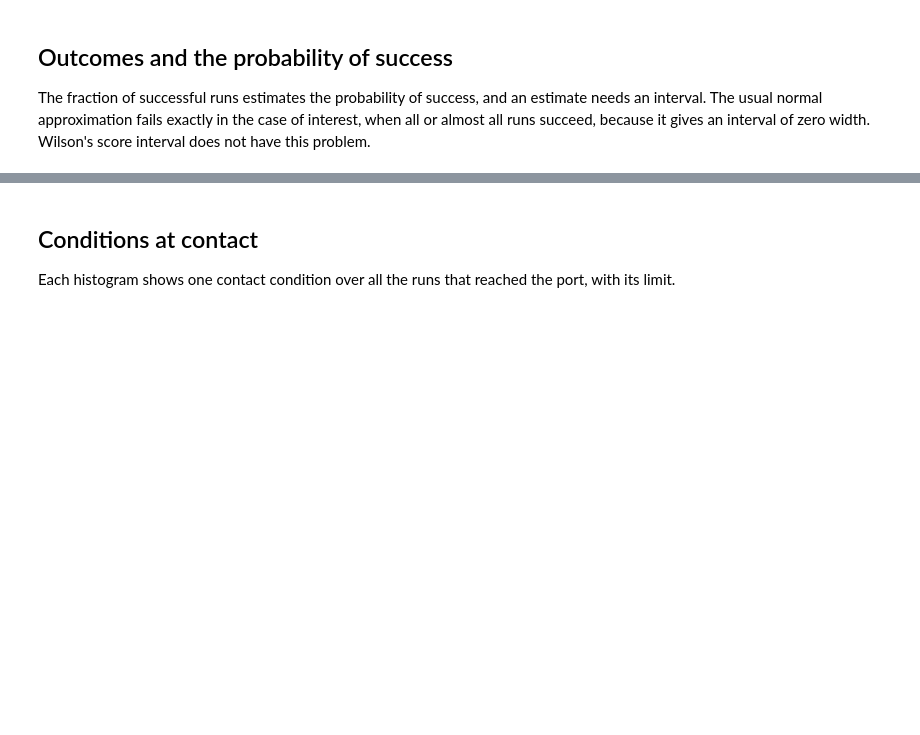
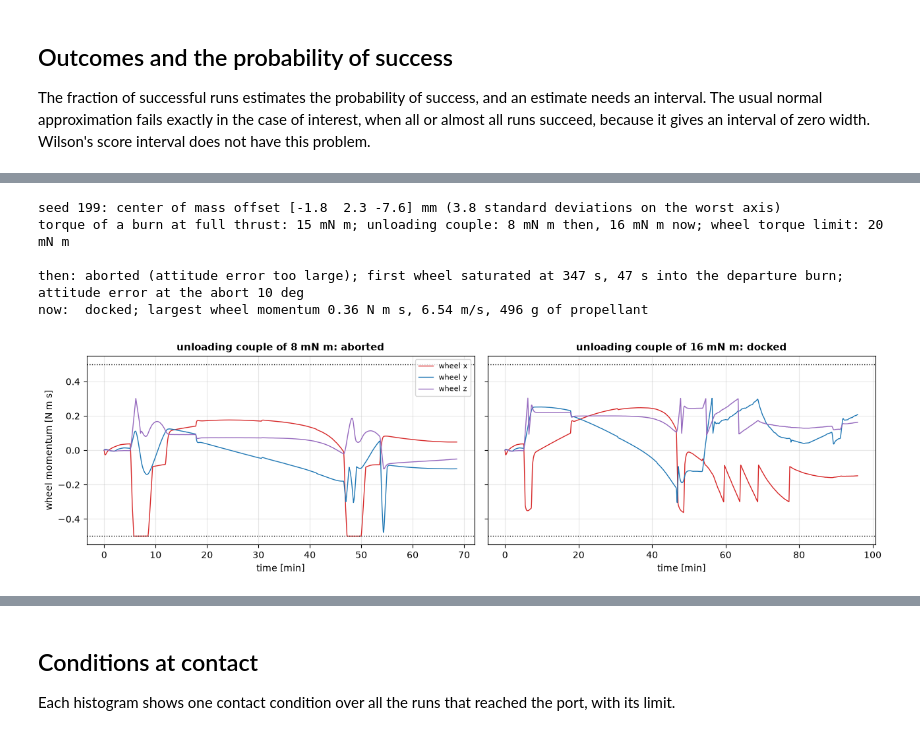
Before and after one commit to giovannifacchinetti99/ios-mission-planner, a Jupyter notebook: examples/17_monte_carlo_docking/monte_carlo_docking.ipynb, the cells around one changed output, grey strips where cells are left out. Saved outputs shown, nothing was run; the diff lists cells and outputs as text; code cells hidden in the pictures; blank space fills up the shorter version.

Commit message:
size wheel momentum unloading and cancel its torque with the wheels

```diff
--- a/examples/17_monte_carlo_docking/monte_carlo_docking.ipynb
+++ b/examples/17_monte_carlo_docking/monte_carlo_docking.ipynb
@@ -187,0 +140,50 @@ The failure is not bad luck to be averaged away. It reveals a rule that the desi
+# %%
+from ios_mission_planner.gnc.mission_manager import Phase
+from ios_mission_planner.sim.monte_carlo import sample_config
+
+EARLIER_TORQUE = 0.008      # unloading couple of the first version of the design [N m]
+failed_seed = 199
+
+
+def fly(unloading_torque):
+    config = sample_config(base, dispersions, failed_seed)
+    config.deputy.wheels.desaturation_torque = unloading_torque
+    return config, simulate(config)
+
+
+config, earlier = fly(EARLIER_TORQUE)
+_, present = fly(base.deputy.wheels.desaturation_torque)
+wheels, thrusters = config.deputy.wheels, config.deputy.thrusters
+offset = thrusters.center_of_mass_offset
+
+print(f"seed {failed_seed}: center of mass offset {np.round(offset * 1e3, 1)} mm "
+      f"({np.abs(offset).max() / dispersions.center_of_mass_offset:.1f} standard deviations on the worst axis)")
+print(f"torque of a burn at full thrust: {thrusters.max_force * np.abs(offset).max() * 1e3:.0f} mN m; "
+      f"unloading couple: {EARLIER_TORQUE * 1e3:.0f} mN m then, "
+      f"{base.deputy.wheels.desaturation_torque * 1e3:.0f} mN m now; wheel torque limit: {wheels.max_torque * 1e3:.0f} mN m")
+
+fig, axes = plt.subplots(1, 2, figsize=(13, 3.8), sharey=True)
+cases = ((axes[0], earlier, f"unloading couple of {EARLIER_TORQUE * 1e3:.0f} mN m"),
+         (axes[1], present, f"unloading couple of {base.deputy.wheels.desaturation_torque * 1e3:.0f} mN m"))
+for ax, run, name in cases:
+    for index, (axis_name, color) in enumerate((("x", COL_NUM), ("y", COL_ANA), ("z", COL_ZONE))):
+        ax.plot(run.t / 60, run.wheel_momentum[:, index], color=color, lw=1.0, label=f"wheel {axis_name}")
+    ax.axhline(wheels.max_momentum, color="k", ls=":", lw=1); ax.axhline(-wheels.max_momentum, color="k", ls=":", lw=1)
+    ax.set_xlabel("time [min]"); ax.set_title(f"{name}: {run.outcome}")
+axes[0].set_ylabel("wheel momentum [N m s]"); axes[0].legend(fontsize=8)
+fig.tight_layout()
+
+saturated = np.abs(earlier.wheel_momentum).max(axis=1) >= 0.999 * wheels.max_momentum
+abort = np.argmax(earlier.phase == Phase.ABORT)
+print(f"\nthen: {earlier.outcome} ({earlier.abort_reason}); first wheel saturated at {earlier.t[np.argmax(saturated)]:.0f} s, "
+      f"{earlier.t[np.argmax(saturated)] - 300:.0f} s into the departure burn; attitude error at the abort "
+      f"{np.degrees(earlier.attitude_error[abort]):.0f} deg")
+print(f"now:  {present.outcome}; largest wheel momentum {np.abs(present.wheel_momentum).max():.2f} N m s, "
+      f"{present.total_delta_v:.2f} m/s, {present.propellant_used * 1e3:.0f} g of propellant")
+# %% [output]
+seed 199: center of mass offset [-1.8  2.3 -7.6] mm (3.8 standard deviations on the worst axis)
+torque of a burn at full thrust: 15 mN m; unloading couple: 8 mN m then, 16 mN m now; wheel torque limit: 20 mN m
+
+then: aborted (attitude error too large); first wheel saturated at 347 s, 47 s into the departure burn; attitude error at the abort 10 deg
+now:  docked; largest wheel momentum 0.36 N m s, 6.54 m/s, 496 g of propellant
+[figure, added]
```
Also changed, not shown: parts of 19 cells of this notebook, 11 other files.
